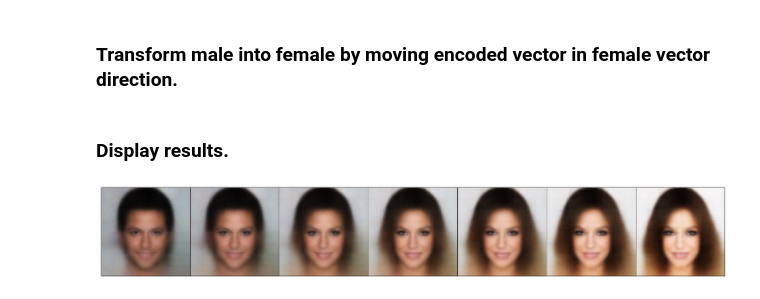
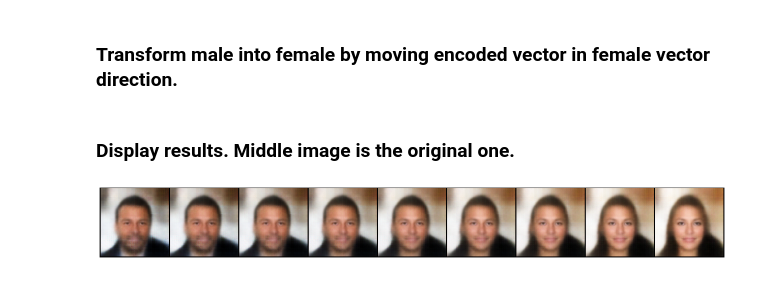
Before and after one commit to Bex0n/CelebA-VAE, a Jupyter notebook: experiments/vanilla_vae.ipynb, the cells around one changed output. Drawn from its saved outputs; the diff is of its cells as text; code cells hidden in the pictures.

```diff
--- a/experiments/vanilla_vae.ipynb
+++ b/experiments/vanilla_vae.ipynb
@@ -166,0 +172,10 @@ display_img(data.celeba_train[6][0].view(1, 3, 128, 128))
+# %%
+MALE_IDX = 310
+
+interpolation_sample = data.celeba_train[MALE_IDX][0].view(1, 3, 128, 128)
+# %%
+display_img(interpolation_sample)
+
+z_mean, z_log_var = vae.encoder(interpolation_sample.to(device))
+interpolation_sample_z = vae.sample_z(z_mean, z_log_var)
+display_img(vae.decoder(interpolation_sample_z))
@@ -168,25 +186,15 @@ display_img(data.celeba_train[6][0].view(1, 3, 128, 128))
 ### Transform male into female by moving encoded vector in female vector direction.
 # %%
 images = []
-for i in range(7):
-    images.append(vector + (i * male_to_female))
+for i in range(-4, 5):
+    images.append(interpolation_sample_z + i / 2 * male_to_female)
 
 result = vae.decoder(torch.stack(images))
 # %% [markdown]
-### Display results.
+### Display results. Middle image is the original one.
 # %%
-plt.figure(figsize=(24, 10))
-gs = plt.GridSpec(1, 7)
-
-for idx in range(7):
-    img = result[idx].permute(1, 2, 0).to('cpu')
-
-    ax = plt.subplot(gs[idx])
-    ax.set_xticks([])
-    ax.set_yticks([])
-    plt.imshow((img * 255).int())
-
-plt.subplots_adjust(wspace=0.)
+display_grid(result, nrow=9, figsize=(22, 22))
+plt.savefig('vae_interpolation.png', bbox_inches='tight', pad_inches=0, dpi=64)
 plt.show()
 # %% [output]
-[figure, old version]
+[figure, new version]
```
Also changed, not shown: parts of 7 cells of this notebook, 6 other files.
